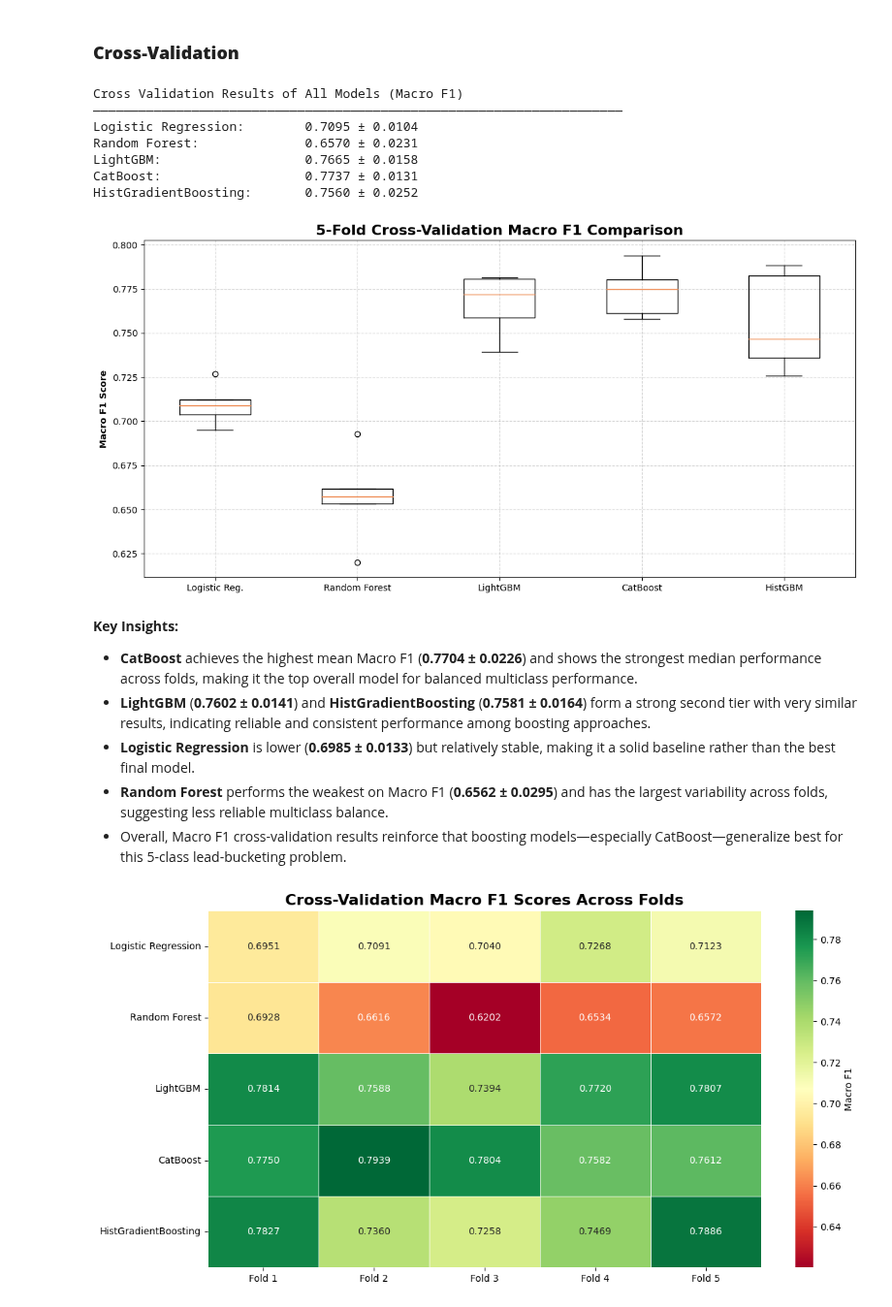
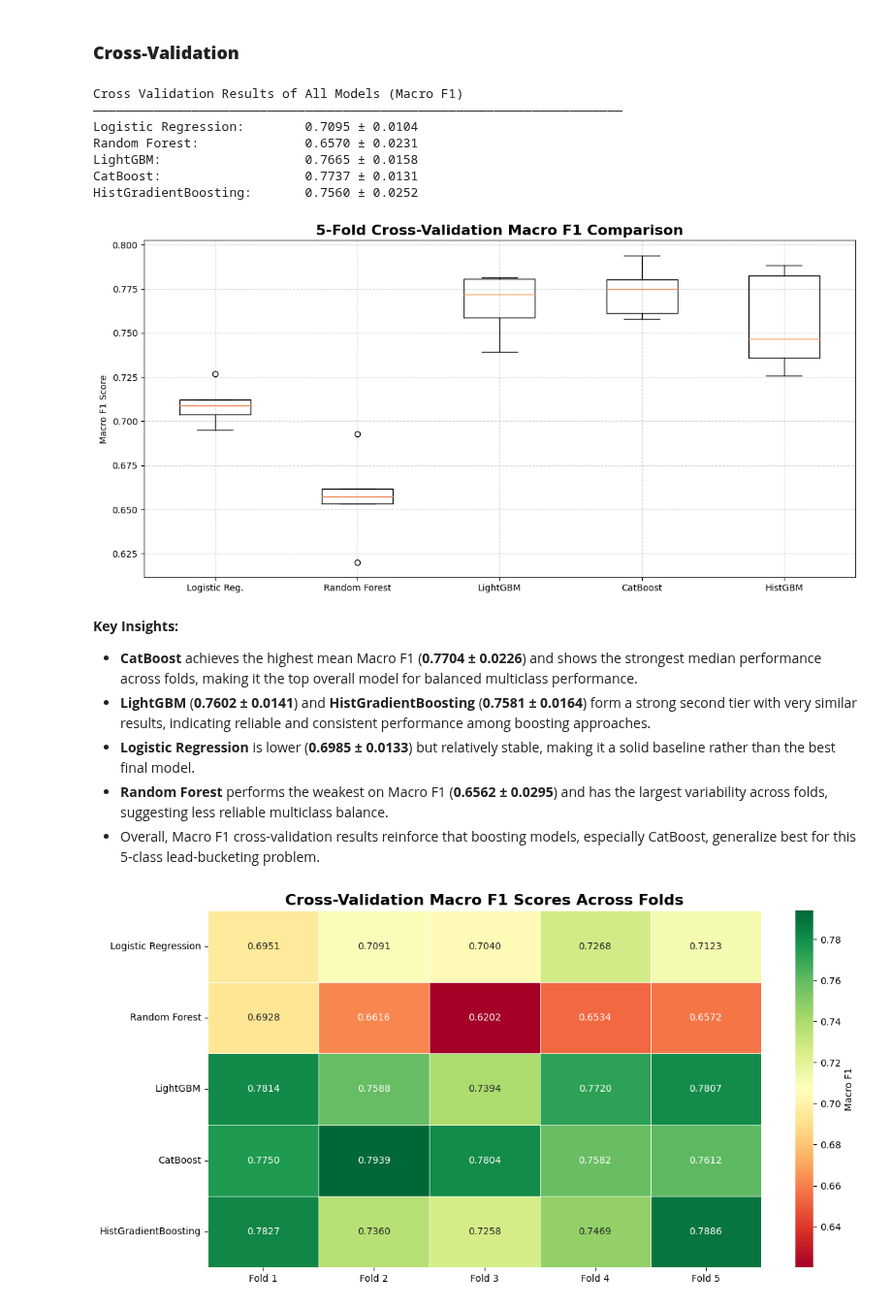
Before and after one commit to tasnimtalha09/applied-machine-learning-for-business, a Jupyter notebook: 04_lead_evaluator/model_development.ipynb, the cells around one changed output. Shown at 97% size. Cells and saved outputs as stored; diff of their text form; code cells hidden in the pictures.

```diff
--- a/04_lead_evaluator/model_development.ipynb
+++ b/04_lead_evaluator/model_development.ipynb
@@ -1437,42 +1437,42 @@ print(
 f"""Cross Validation Results of All Models (Macro F1)
 {"—" * 70}
 Logistic Regression:        {np.mean(cv_log):.4f} ± {np.std(cv_log):.4f}
 Random Forest:              {np.mean(cv_rf):.4f} ± {np.std(cv_rf):.4f}
 LightGBM:                   {np.mean(cv_lgbm):.4f} ± {np.std(cv_lgbm):.4f}
 CatBoost:                   {np.mean(cv_cat):.4f} ± {np.std(cv_cat):.4f}
 HistGradientBoosting:       {np.mean(cv_hgb):.4f} ± {np.std(cv_hgb):.4f}"""
 )
 
 
 # visualizing the results for a better overview
 plt.figure(figsize = (12, 6))
 
 # creating a boxplot
 plt.boxplot(
     x = [cv_log, cv_rf, cv_lgbm, cv_cat, cv_hgb],
     labels = ["Logistic Reg.", "Random Forest", "LightGBM", "CatBoost", "HistGBM"]
 )
 plt.title(label = "5-Fold Cross-Validation Macro F1 Comparison", fontsize = 16, fontweight = "bold")
-plt.ylabel(ylabel = "Macro F1 Score", fontweight = "bold")
+plt.ylabel(ylabel = "Macro F1 Score")
 plt.grid(visible = True, linestyle = "--", alpha = 0.5)
 plt.tight_layout()
 plt.show()
 # %% [output]
 Cross Validation Results of All Models (Macro F1)
 ——————————————————————————————————————————————————————————————————————
 Logistic Regression:        0.7095 ± 0.0104
 Random Forest:              0.6570 ± 0.0231
 LightGBM:                   0.7665 ± 0.0158
 CatBoost:                   0.7737 ± 0.0131
 HistGradientBoosting:       0.7560 ± 0.0252
-[figure, old version]
+[figure, new version]
 # %% [markdown]
 **Key Insights:**
 * **CatBoost** achieves the highest mean Macro F1 (**0.7704 ± 0.0226**) and shows the strongest median performance across folds, making it the top overall model for balanced multiclass performance.
 * **LightGBM** (**0.7602 ± 0.0141**) and **HistGradientBoosting** (**0.7581 ± 0.0164**) form a strong second tier with very similar results, indicating reliable and consistent performance among boosting approaches.
 * **Logistic Regression** is lower (**0.6985 ± 0.0133**) but relatively stable, making it a solid baseline rather than the best final model.
 * **Random Forest** performs the weakest on Macro F1 (**0.6562 ± 0.0295**) and has the largest variability across folds, suggesting less reliable multiclass balance.
-* Overall, Macro F1 cross-validation results reinforce that boosting models—especially CatBoost—generalize best for this 5-class lead-bucketing problem.
+* Overall, Macro F1 cross-validation results reinforce that boosting models, especially CatBoost, generalize best for this 5-class lead-bucketing problem.
 # %%
 # creating a DataFrame for the heatmap using all 5 models' CV scores
 heatmap_df = pd.DataFrame(
```
Also changed, not shown: parts of 9 cells of this notebook, 4 other files.
